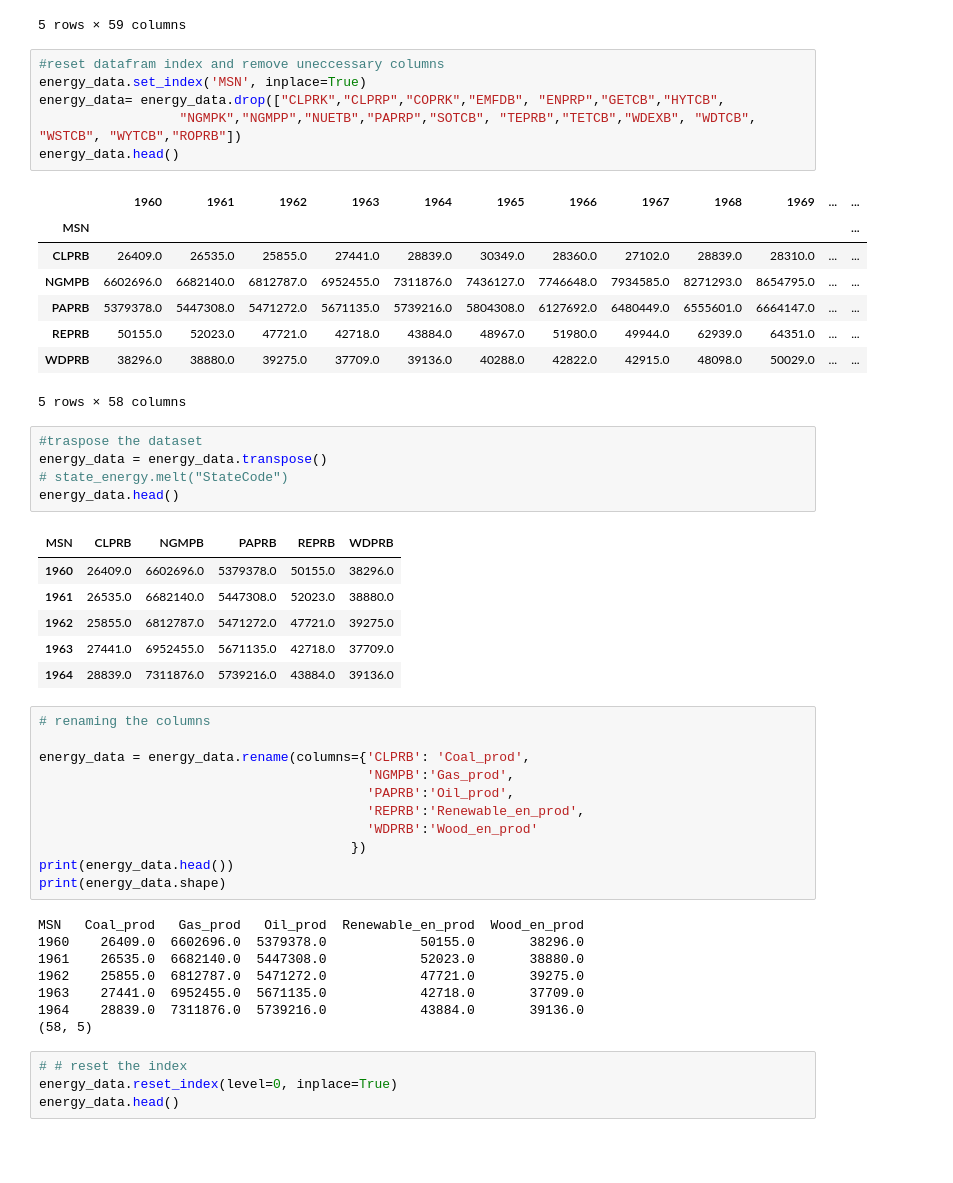
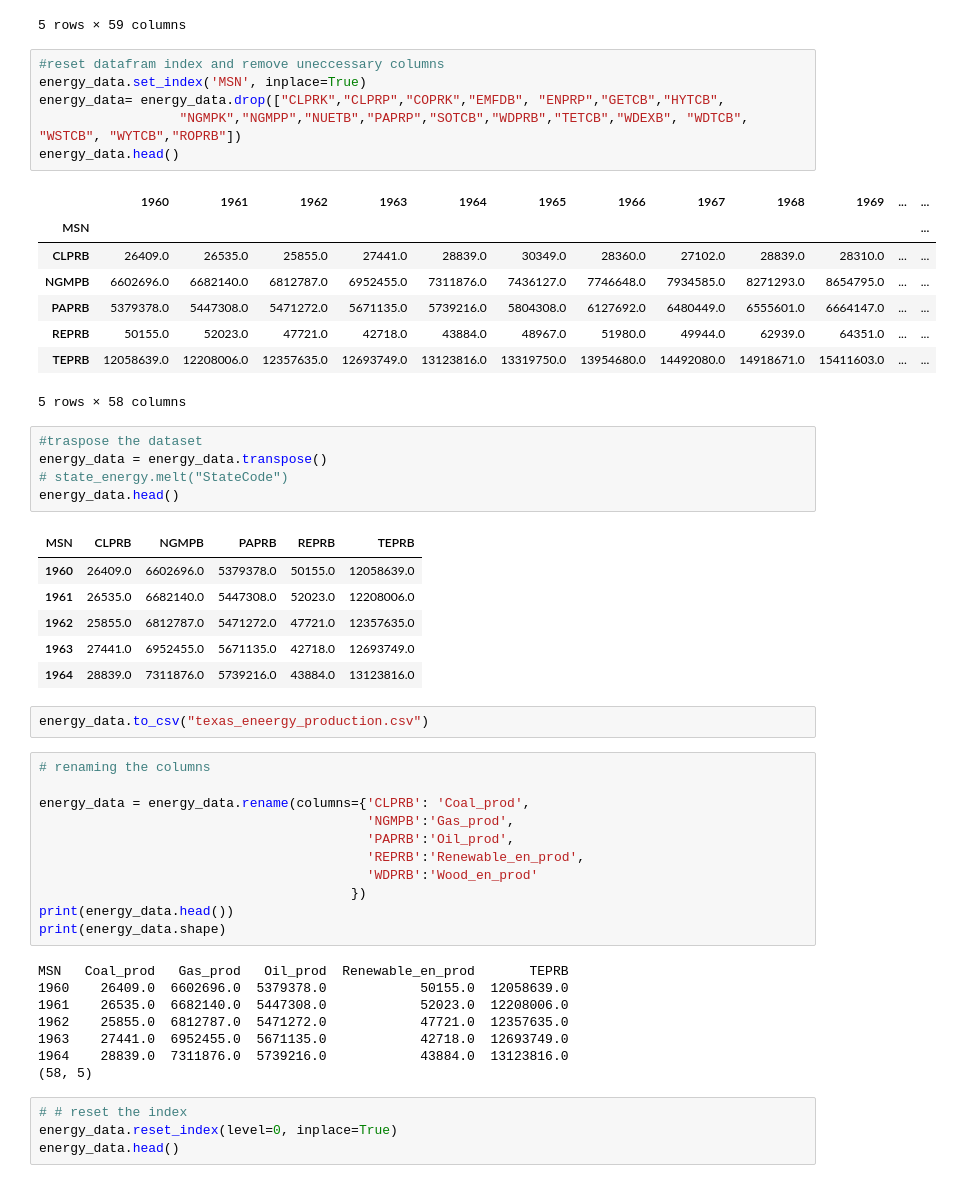
Before and after one commit to ayworld88/energy_crystal_ball, a Jupyter notebook: Autoregression_Model/autoregression_for_texas.ipynb, the cells around one changed output. Saved outputs shown, nothing was run; the diff lists cells and outputs as text; blank space fills up the shorter version.

Commit message:
texas LSTM

```diff
--- a/autoregression/data_cleaning.ipynb
+++ b/Autoregression_Model/autoregression_for_texas.ipynb
@@ -52,17 +52,17 @@ energy_data.head()
 # %%
 #reset datafram index and remove uneccessary columns
 energy_data.set_index('MSN', inplace=True)
 energy_data= energy_data.drop(["CLPRK","CLPRP","COPRK","EMFDB", "ENPRP","GETCB","HYTCB",
-                  "NGMPK","NGMPP","NUETB","PAPRP","SOTCB", "TEPRB","TETCB","WDEXB", "WDTCB", "WSTCB", "WYTCB","ROPRB"])
+                  "NGMPK","NGMPP","NUETB","PAPRP","SOTCB","WDPRB","TETCB","WDEXB", "WDTCB", "WSTCB", "WYTCB","ROPRB"])
 energy_data.head()
 # %% [output]
 |  | 1960 | 1961 | 1962 | 1963 | 1964 | 1965 | 1966 | 1967 | 1968 | 1969 | ... | ... |
 | MSN |  |  |  |  |  |  |  |  |  |  |  | ... |
 | CLPRB | 26409.0 | 26535.0 | 25855.0 | 27441.0 | 28839.0 | 30349.0 | 28360.0 | 27102.0 | 28839.0 | 28310.0 | ... | ... |
 | NGMPB | 6602696.0 | 6682140.0 | 6812787.0 | 6952455.0 | 7311876.0 | 7436127.0 | 7746648.0 | 7934585.0 | 8271293.0 | 8654795.0 | ... | ... |
 | PAPRB | 5379378.0 | 5447308.0 | 5471272.0 | 5671135.0 | 5739216.0 | 5804308.0 | 6127692.0 | 6480449.0 | 6555601.0 | 6664147.0 | ... | ... |
 | REPRB | 50155.0 | 52023.0 | 47721.0 | 42718.0 | 43884.0 | 48967.0 | 51980.0 | 49944.0 | 62939.0 | 64351.0 | ... | ... |
-| WDPRB | 38296.0 | 38880.0 | 39275.0 | 37709.0 | 39136.0 | 40288.0 | 42822.0 | 42915.0 | 48098.0 | 50029.0 | ... | ... |
+| TEPRB | 12058639.0 | 12208006.0 | 12357635.0 | 12693749.0 | 13123816.0 | 13319750.0 | 13954680.0 | 14492080.0 | 14918671.0 | 15411603.0 | ... | ... |
 5 rows × 58 columns
 # %%
 #traspose the dataset
@@ -70,12 +70,14 @@ energy_data = energy_data.transpose()
 # state_energy.melt("StateCode")
 energy_data.head()
 # %% [output]
-| MSN | CLPRB | NGMPB | PAPRB | REPRB | WDPRB |
-| 1960 | 26409.0 | 6602696.0 | 5379378.0 | 50155.0 | 38296.0 |
-| 1961 | 26535.0 | 6682140.0 | 5447308.0 | 52023.0 | 38880.0 |
-| 1962 | 25855.0 | 6812787.0 | 5471272.0 | 47721.0 | 39275.0 |
-| 1963 | 27441.0 | 6952455.0 | 5671135.0 | 42718.0 | 37709.0 |
-| 1964 | 28839.0 | 7311876.0 | 5739216.0 | 43884.0 | 39136.0 |
+| MSN | CLPRB | NGMPB | PAPRB | REPRB | TEPRB |
+| 1960 | 26409.0 | 6602696.0 | 5379378.0 | 50155.0 | 12058639.0 |
+| 1961 | 26535.0 | 6682140.0 | 5447308.0 | 52023.0 | 12208006.0 |
+| 1962 | 25855.0 | 6812787.0 | 5471272.0 | 47721.0 | 12357635.0 |
+| 1963 | 27441.0 | 6952455.0 | 5671135.0 | 42718.0 | 12693749.0 |
+| 1964 | 28839.0 | 7311876.0 | 5739216.0 | 43884.0 | 13123816.0 |
+# %%
+energy_data.to_csv("texas_eneergy_production.csv")
 # %%
 # renaming the columns
 
@@ -88,12 +90,12 @@ energy_data = energy_data.rename(columns={'CLPRB': 'Coal_prod',
 print(energy_data.head())
 print(energy_data.shape)
 # %% [output]
-MSN   Coal_prod   Gas_prod   Oil_prod  Renewable_en_prod  Wood_en_prod
-1960    26409.0  6602696.0  5379378.0            50155.0       38296.0
-1961    26535.0  6682140.0  5447308.0            52023.0       38880.0
-1962    25855.0  6812787.0  5471272.0            47721.0       39275.0
-1963    27441.0  6952455.0  5671135.0            42718.0       37709.0
-1964    28839.0  7311876.0  5739216.0            43884.0       39136.0
+MSN   Coal_prod   Gas_prod   Oil_prod  Renewable_en_prod       TEPRB
+1960    26409.0  6602696.0  5379378.0            50155.0  12058639.0
+1961    26535.0  6682140.0  5447308.0            52023.0  12208006.0
+1962    25855.0  6812787.0  5471272.0            47721.0  12357635.0
+1963    27441.0  6952455.0  5671135.0            42718.0  12693749.0
+1964    28839.0  7311876.0  5739216.0            43884.0  13123816.0
 (58, 5)
 # %%
 # # reset the index
```
Also changed, not shown: 4 other files.
